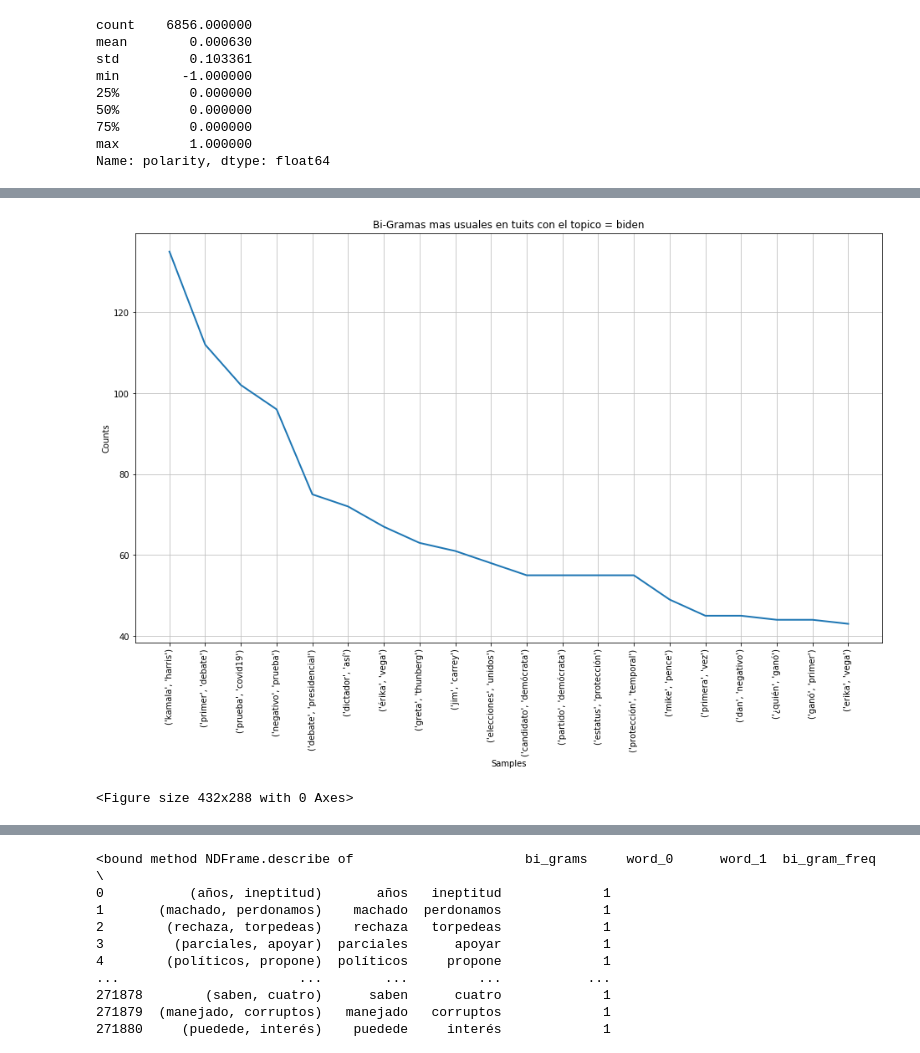
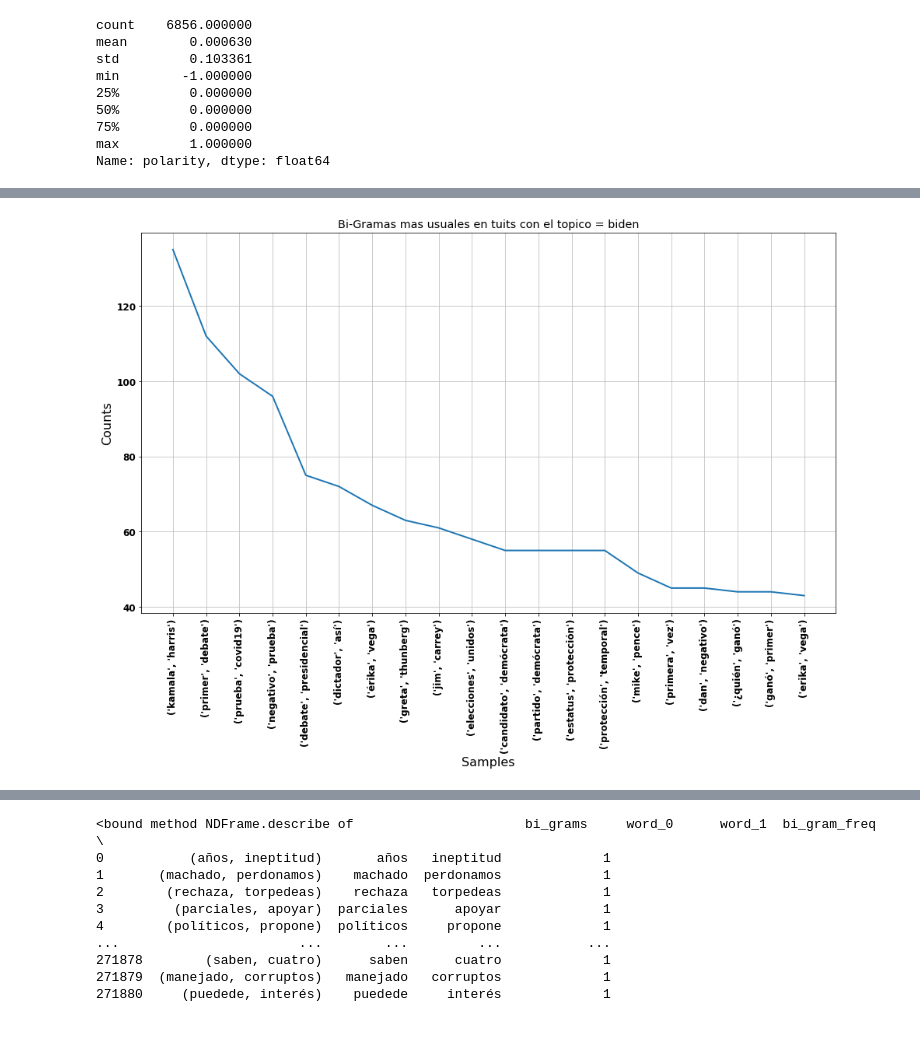
Before and after one commit to AnthonyPernia/TuitsAnalyzerElectionsUnitedStates2020, a Jupyter notebook: analysis_of_tweets.ipynb, the cells around one changed output, grey strips where cells are left out. Saved outputs shown, nothing was run; the diff lists cells and outputs as text; code cells hidden in the pictures.

```diff
--- a/analysis_of_tweets.ipynb
+++ b/analysis_of_tweets.ipynb
@@ -253,5 +253,7 @@ def tokenice_ngrams(text, ngrams):
     tokenized = text.split(" ")
     md_bigrams= list(nltk.ngrams(tokenized, ngrams))
     return md_bigrams
+# %%
+plt.rcParams.update({'font.size': 12})
 # %%
 fdist_a = FreqDist(tokenice_ngrams(text_a, 2))
@@ -265,12 +268,13 @@ plt.savefig('images/a_bigrams_more.png')
 # %%
 fdist_b = FreqDist(tokenice_ngrams(text_b, 2))
-plt.figure(figsize=(16,9), facecolor=None)
+fig= plt.figure(figsize=(16,9), facecolor=None)
 plt.title(f'Bi-Gramas mas usuales en tuits con el topico = {topico_b}')
+plt.xlabel('Bigrams', fontsize=16)
+plt.ylabel('Counts', fontsize=16)
 fdist_b.plot(20)
-plt.savefig('images/b_bigrams_more.png')
+fig.savefig('images/b_bigrams_more.png', dpi=fig.dpi)
 # %% [output]
-[figure, old version]
+[figure, new version]
-<Figure size 432x288 with 0 Axes>
 # %%
 threshold = 2
 filtered_words = [ word for word in text_a.split() if len(word)>threshold]
```
Also changed, not shown: parts of 4 cells of this notebook, 7 other files.
